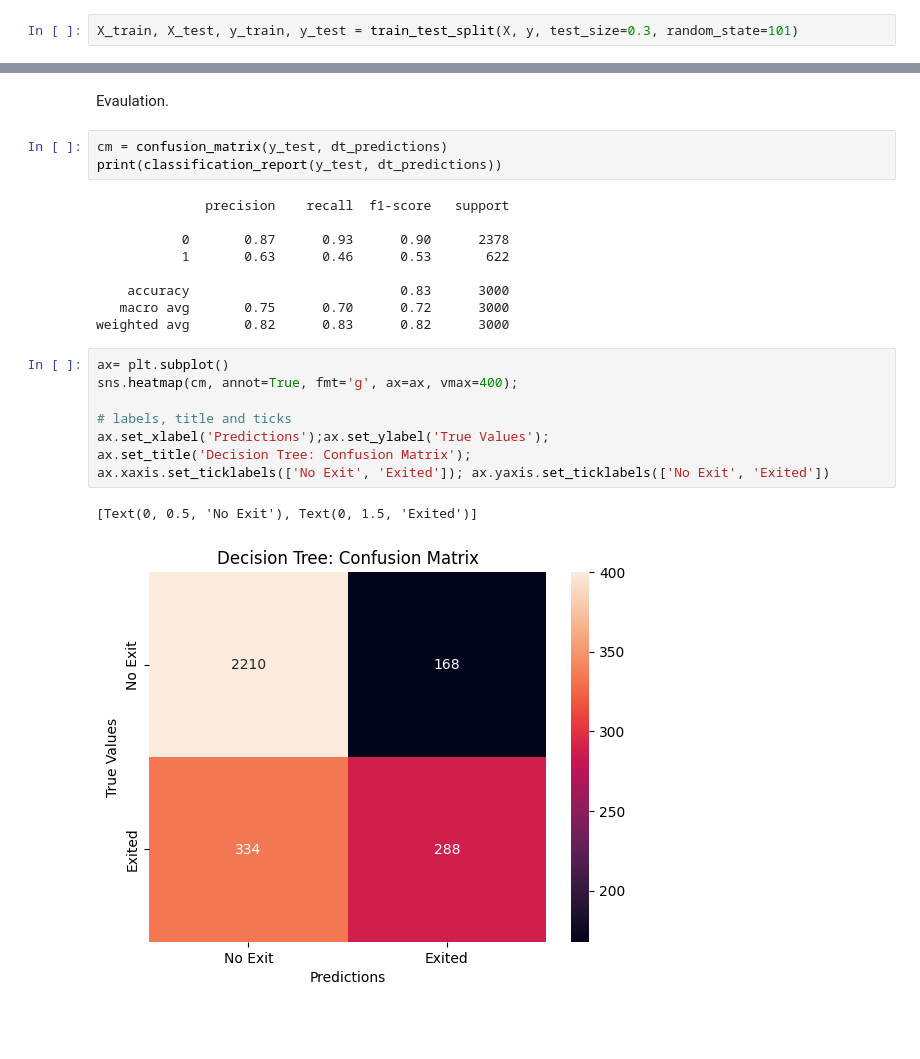
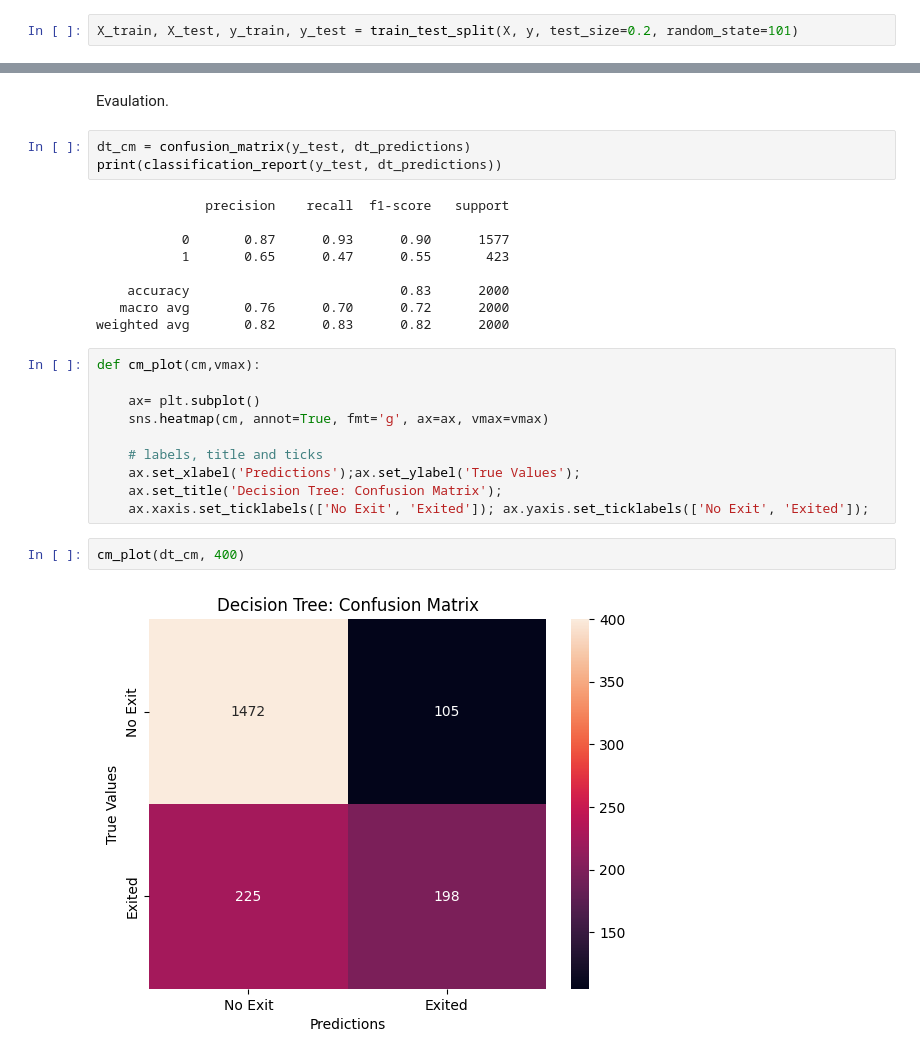
Before and after one commit to colefairbanks/trees-clientchurn, a Jupyter notebook: client-churn-trees.ipynb, the cells around one changed output, grey strips where cells are left out. Cells and saved outputs as stored; diff of their text form; blank space fills up the shorter version.

```diff
--- a/client-churn-trees.ipynb
+++ b/client-churn-trees.ipynb
@@ -176,7 +179,7 @@ As a first step, the feature columns need to be separated from the target, "Exit
 X = df.iloc[:, :-1]
 y = df['Exited']
 # %%
-X_train, X_test, y_train, y_test = train_test_split(X, y, test_size=0.3, random_state=101)
+X_train, X_test, y_train, y_test = train_test_split(X, y, test_size=0.2, random_state=101)
 # %% [markdown]
 #### Decision Tree Classifier
 # %%
@@ -188,26 +191,29 @@ dt_predictions = dt_model.predict(X_test)
 # %% [markdown]
 Evaulation.
 # %%
-cm = confusion_matrix(y_test, dt_predictions)
+dt_cm = confusion_matrix(y_test, dt_predictions)
 print(classification_report(y_test, dt_predictions))
 # %% [output]
               precision    recall  f1-score   support
 
-           0       0.87      0.93      0.90      2378
-           1       0.63      0.46      0.53       622
+           0       0.87      0.93      0.90      1577
+           1       0.65      0.47      0.55       423
 
-    accuracy                           0.83      3000
-   macro avg       0.75      0.70      0.72      3000
-weighted avg       0.82      0.83      0.82      3000
+    accuracy                           0.83      2000
+   macro avg       0.76      0.70      0.72      2000
+weighted avg       0.82      0.83      0.82      2000
 # %%
-ax= plt.subplot()
-sns.heatmap(cm, annot=True, fmt='g', ax=ax, vmax=400);
+def cm_plot(cm,vmax):
 
-# labels, title and ticks
-ax.set_xlabel('Predictions');ax.set_ylabel('True Values');
-ax.set_title('Decision Tree: Confusion Matrix');
-ax.xaxis.set_ticklabels(['No Exit', 'Exited']); ax.yaxis.set_ticklabels(['No Exit', 'Exited'])
+    ax= plt.subplot()
+    sns.heatmap(cm, annot=True, fmt='g', ax=ax, vmax=vmax)
+
+    # labels, title and ticks
+    ax.set_xlabel('Predictions');ax.set_ylabel('True Values');
+    ax.set_title('Decision Tree: Confusion Matrix');
+    ax.xaxis.set_ticklabels(['No Exit', 'Exited']); ax.yaxis.set_ticklabels(['No Exit', 'Exited']);
-# %% [output]
-[Text(0, 0.5, 'No Exit'), Text(0, 1.5, 'Exited')]
-[figure, removed]
+# %%
+cm_plot(dt_cm, 400)
+# %% [output]
+[figure, added]
 # %%
```
Also changed, not shown: parts of 31 cells of this notebook.
